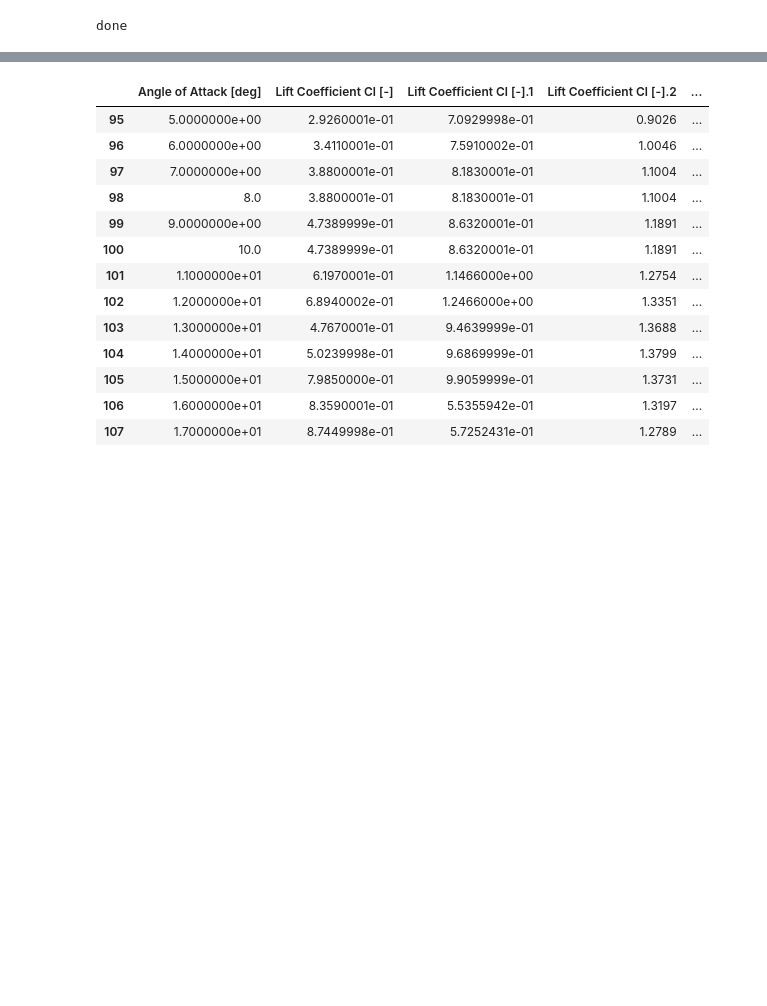
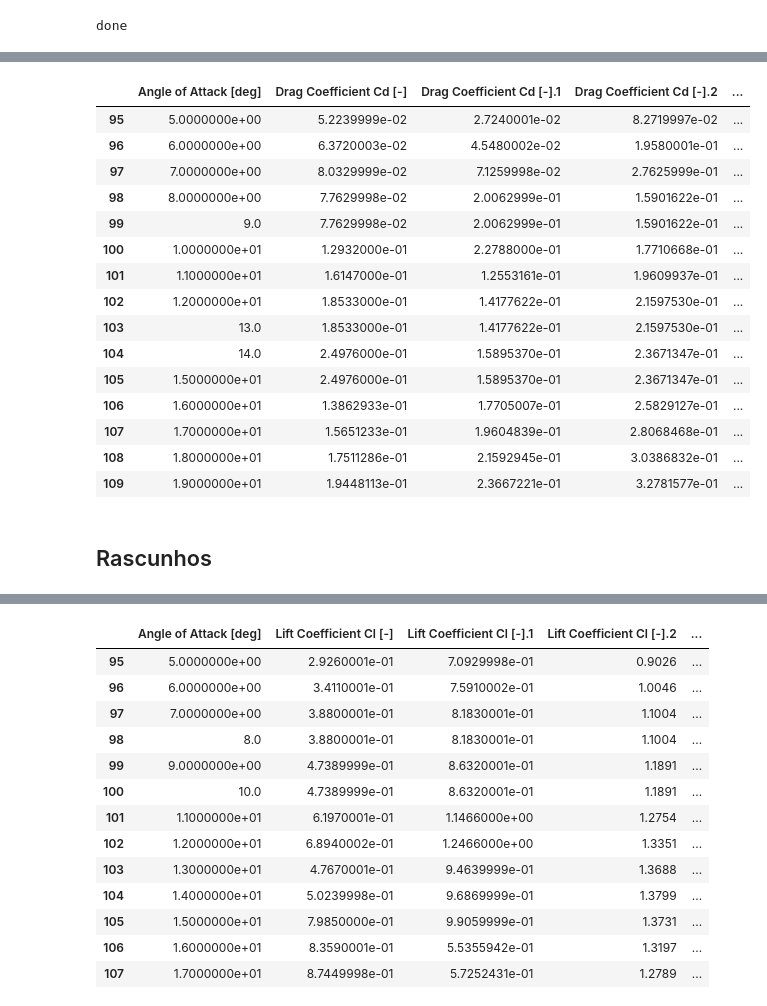
Before and after one commit to Pedro-pb-coder/polars.Qblade, a Jupyter notebook: polares.all.ipynb, the cells around one changed output, grey strips where cells are left out. Drawn from its saved outputs; the diff is of its cells as text; code cells hidden in the pictures; blank space fills up the shorter version.

```diff
--- a/polares.all.ipynb
+++ b/polares.all.ipynb
@@ -161,0 +230,77 @@ df_cd.head(180)
+# %%
+## alterações em CD
+
+# alterar incorreto cd 9
+#import pandas as pd
+# add a line between line 97 and 98 that is the same as line 97
+
+# Supondo que 'df' é o seu DataFrame
+
+# Separar o topo, a linha a duplicar, e o restante
+top = df_cd.iloc[:99]                      # inclui até a linha 98
+duplicate_row = df_cd.iloc[[98]].copy()   # linha 97 (como DataFrame)
+bottom = df_cd.iloc[99:]                  # da linha 98 em diante
+
+# Concatenar tudo
+df_cd = pd.concat([top, duplicate_row, bottom]).reset_index(drop=True)
+# alterar valor do grau 9
+df_cd.iloc[99, 0] = 9.0000000e+00
+
+##
+# alterar incorreto cd 13
+#import pandas as pd
+# add a line between line 97 and 98 that is the same as line 97
+
+# Supondo que 'df' é o seu DataFrame
+
+# Separar o topo, a linha a duplicar, e o restante
+top = df_cd.iloc[:103]                      # inclui até a linha 97
+duplicate_row = df_cd.iloc[[102]].copy()   # linha 97 (como DataFrame)
+bottom = df_cd.iloc[103:]                  # da linha 98 em diante
+
+# Concatenar tudo
+df_cd = pd.concat([top, duplicate_row, bottom]).reset_index(drop=True)
+# alterar valor do grau 9
+df_cd.iloc[103, 0] = 1.3000000e+01
+
+##
+
+# alterar incorreto cd 14
+#import pandas as pd
+# add a line between line 97 and 98 that is the same as line 97
+
+# Supondo que 'df' é o seu DataFrame
+
+# Separar o topo, a linha a duplicar, e o restante
+top = df_cd.iloc[:104]                      # inclui até a linha 97
+duplicate_row = df_cd.iloc[[104]].copy()   # linha 97 (como DataFrame)
+bottom = df_cd.iloc[104:]                  # da linha 98 em diante
+
+# Concatenar tudo
+df_cd = pd.concat([top, duplicate_row, bottom]).reset_index(drop=True)
+# alterar valor do grau 9
+df_cd.iloc[104, 0] = 1.4000000e+01
+
+
+# show
+
+df_cd.iloc[95:110]
+# %% [output]
+|  | Angle of Attack [deg] | Drag Coefficient Cd [-] | Drag Coefficient Cd [-].1 | Drag Coefficient Cd [-].2 | ... |
+| 95 | 5.0000000e+00 | 5.2239999e-02 | 2.7240001e-02 | 8.2719997e-02 | ... |
+| 96 | 6.0000000e+00 | 6.3720003e-02 | 4.5480002e-02 | 1.9580001e-01 | ... |
+| 97 | 7.0000000e+00 | 8.0329999e-02 | 7.1259998e-02 | 2.7625999e-01 | ... |
+| 98 | 8.0000000e+00 | 7.7629998e-02 | 2.0062999e-01 | 1.5901622e-01 | ... |
+| 99 | 9.0 | 7.7629998e-02 | 2.0062999e-01 | 1.5901622e-01 | ... |
+| 100 | 1.0000000e+01 | 1.2932000e-01 | 2.2788000e-01 | 1.7710668e-01 | ... |
+| 101 | 1.1000000e+01 | 1.6147000e-01 | 1.2553161e-01 | 1.9609937e-01 | ... |
+| 102 | 1.2000000e+01 | 1.8533000e-01 | 1.4177622e-01 | 2.1597530e-01 | ... |
+| 103 | 13.0 | 1.8533000e-01 | 1.4177622e-01 | 2.1597530e-01 | ... |
+| 104 | 14.0 | 2.4976000e-01 | 1.5895370e-01 | 2.3671347e-01 | ... |
+| 105 | 1.5000000e+01 | 2.4976000e-01 | 1.5895370e-01 | 2.3671347e-01 | ... |
+| 106 | 1.6000000e+01 | 1.3862933e-01 | 1.7705007e-01 | 2.5829127e-01 | ... |
+| 107 | 1.7000000e+01 | 1.5651233e-01 | 1.9604839e-01 | 2.8068468e-01 | ... |
+| 108 | 1.8000000e+01 | 1.7511286e-01 | 2.1592945e-01 | 3.0386832e-01 | ... |
+| 109 | 1.9000000e+01 | 1.9448113e-01 | 2.3667221e-01 | 3.2781577e-01 | ... |
+# %% [markdown]
+## Rascunhos
```
Also changed, not shown: parts of 33 cells of this notebook.
